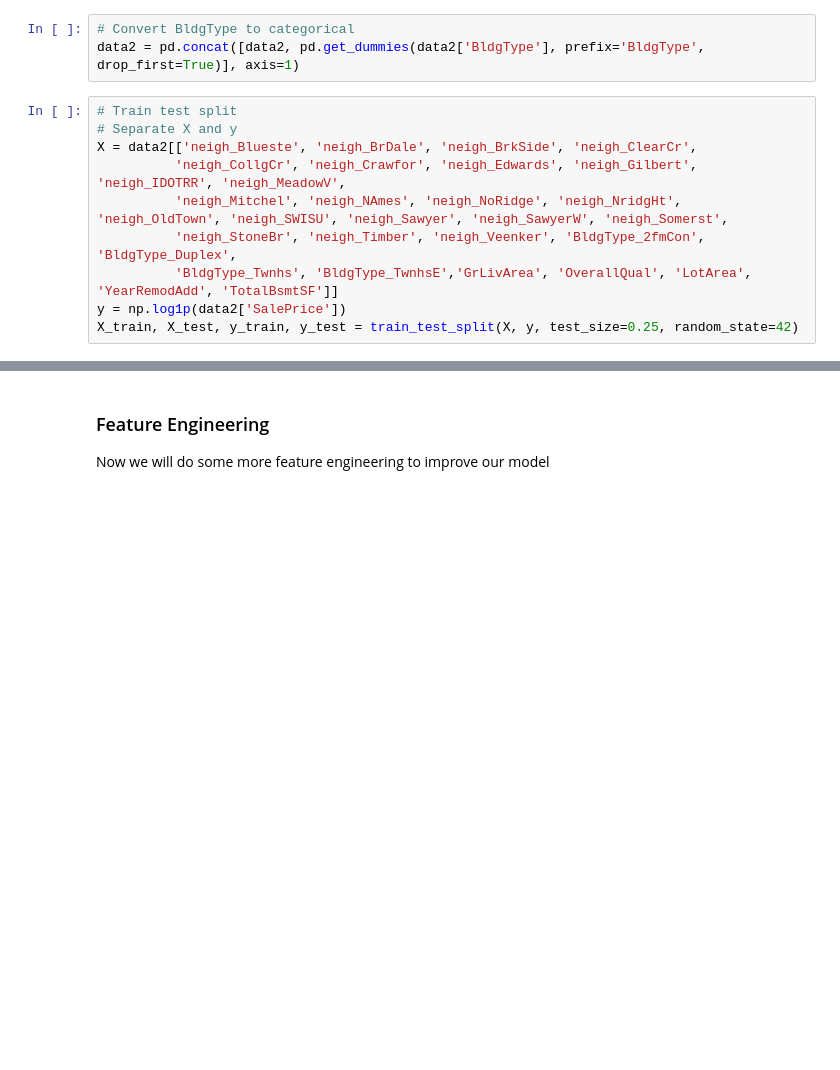
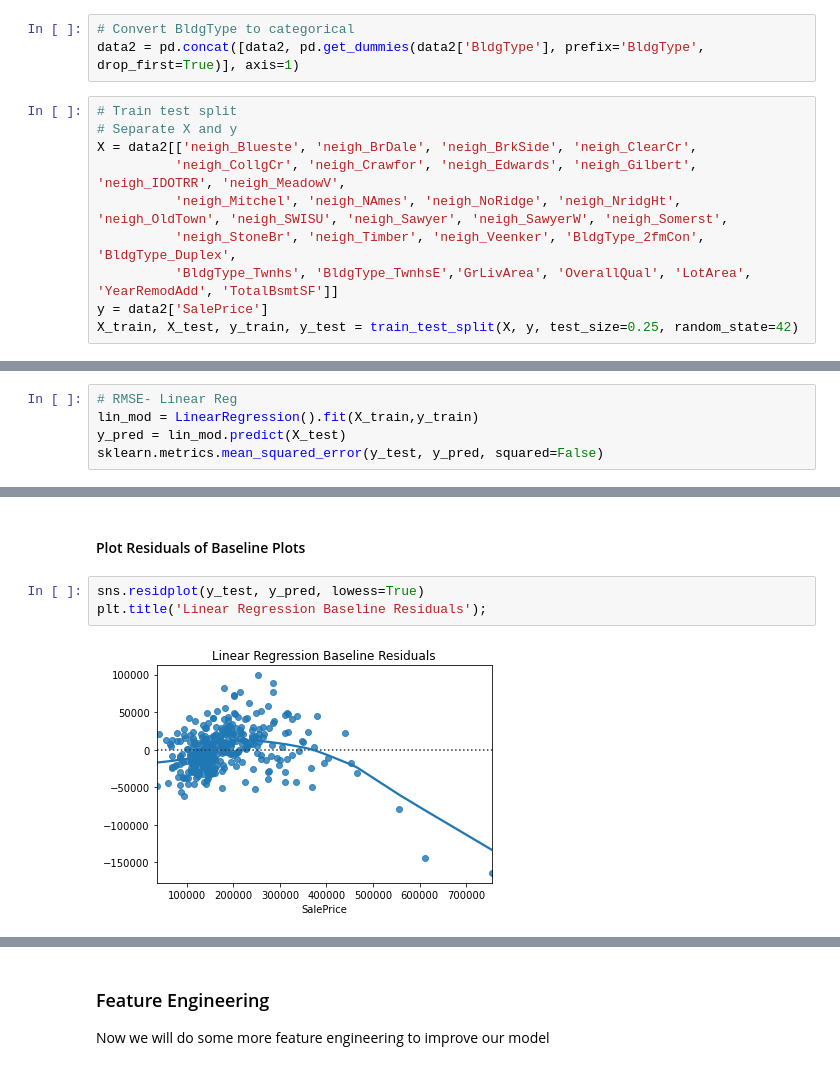
Before and after one commit to MLondon1027/Boston_Area_Real_Estate, a Jupyter notebook: Housing.ipynb, the cells around one changed output, grey strips where cells are left out. Saved outputs shown, nothing was run; the diff lists cells and outputs as text; blank space fills up the shorter version.

Commit message:
rmse

```diff
--- a/Housing.ipynb
+++ b/Housing.ipynb
@@ -346,7 +346,7 @@ X = data2[['neigh_Blueste', 'neigh_BrDale', 'neigh_BrkSide', 'neigh_ClearCr',
           'neigh_Mitchel', 'neigh_NAmes', 'neigh_NoRidge', 'neigh_NridgHt', 'neigh_OldTown', 'neigh_SWISU', 'neigh_Sawyer', 'neigh_SawyerW', 'neigh_Somerst',
           'neigh_StoneBr', 'neigh_Timber', 'neigh_Veenker', 'BldgType_2fmCon', 'BldgType_Duplex',
           'BldgType_Twnhs', 'BldgType_TwnhsE','GrLivArea', 'OverallQual', 'LotArea', 'YearRemodAdd', 'TotalBsmtSF']]
-y = np.log1p(data2['SalePrice'])
+y = data2['SalePrice']
 X_train, X_test, y_train, y_test = train_test_split(X, y, test_size=0.25, random_state=42)
 # %%
 # Linear Regression Baseline Model
@@ -357,0 +358,5 @@ Model got an average score of R2: 0.8075653629968738
+# %%
+# RMSE- Linear Reg
+lin_mod = LinearRegression().fit(X_train,y_train)
+y_pred = lin_mod.predict(X_test)
+sklearn.metrics.mean_squared_error(y_test, y_pred, squared=False)
@@ -371,0 +393,7 @@ Model got an average score of R2: 0.8398460077999946
+# %% [markdown]
+#### Plot Residuals of Baseline Plots
+# %%
+sns.residplot(y_test, y_pred, lowess=True)
+plt.title('Linear Regression Baseline Residuals');
+# %% [output]
+[figure, added]
```
Also changed, not shown: parts of 8 cells of this notebook.
